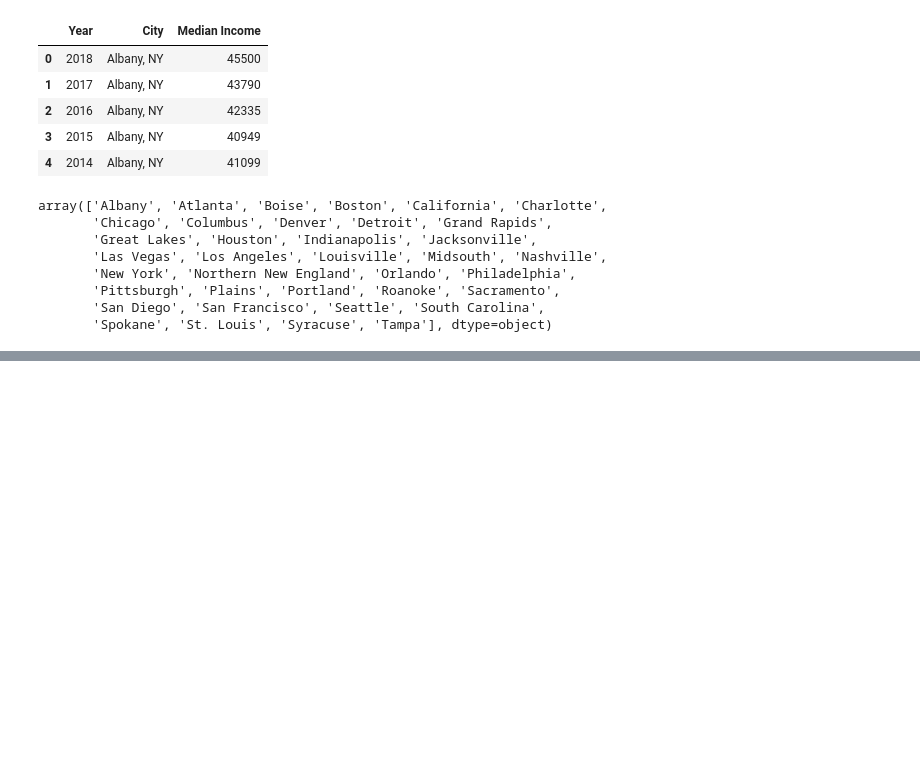
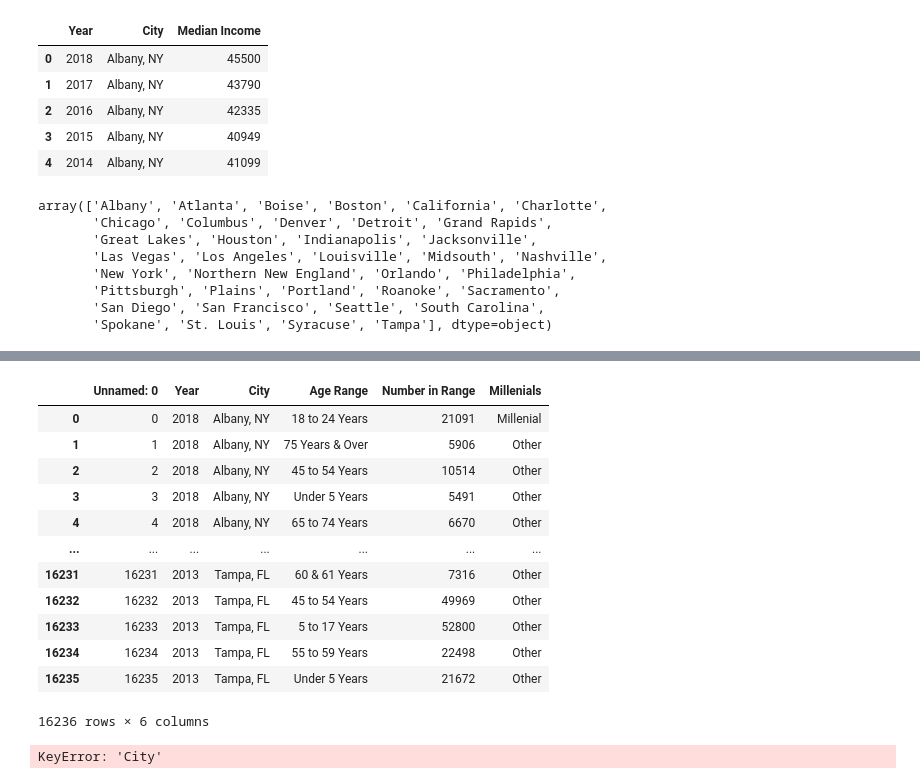
Before and after one commit to lauragtz/project_one, a Jupyter notebook: Avacado_Analysis_JK.ipynb, the cells around one changed output, grey strips where cells are left out. Cells and saved outputs as stored; diff of their text form; code cells hidden in the pictures; blank space fills up the shorter version.

```diff
--- a/Avacado_Analysis_JK.ipynb
+++ b/Avacado_Analysis_JK.ipynb
@@ -51,0 +105,23 @@ array([<AxesSubplot:title={'center':'2013'}, xlabel='City'>,
+# %%
+millenials = age_data.copy()
+millenials['Millenials'] = np.where((millenials['Age Range'] == '18 to 24 Years') | (millenials['Age Range'] == '25 to 34 Years'), 'Millenial', 'Other')
+
+millenials
+# %% [output]
+|  | Unnamed: 0 | Year | City | Age Range | Number in Range | Millenials |
+| 0 | 0 | 2018 | Albany, NY | 18 to 24 Years | 21091 | Millenial |
+| 1 | 1 | 2018 | Albany, NY | 75 Years & Over | 5906 | Other |
+| 2 | 2 | 2018 | Albany, NY | 45 to 54 Years | 10514 | Other |
+| 3 | 3 | 2018 | Albany, NY | Under 5 Years | 5491 | Other |
+| 4 | 4 | 2018 | Albany, NY | 65 to 74 Years | 6670 | Other |
+| ... | ... | ... | ... | ... | ... | ... |
+| 16231 | 16231 | 2013 | Tampa, FL | 60 & 61 Years | 7316 | Other |
+| 16232 | 16232 | 2013 | Tampa, FL | 45 to 54 Years | 49969 | Other |
+| 16233 | 16233 | 2013 | Tampa, FL | 5 to 17 Years | 52800 | Other |
+| 16234 | 16234 | 2013 | Tampa, FL | 55 to 59 Years | 22498 | Other |
+| 16235 | 16235 | 2013 | Tampa, FL | Under 5 Years | 21672 | Other |
+16236 rows × 6 columns
+# %%
+millenial_groupby = millenials.groupby(['Year', 'City', 'Millenials']).sum()
+# %% [output]
+KeyError: 'City'
```
Also changed, not shown: parts of 3 cells of this notebook, 1 other file.
